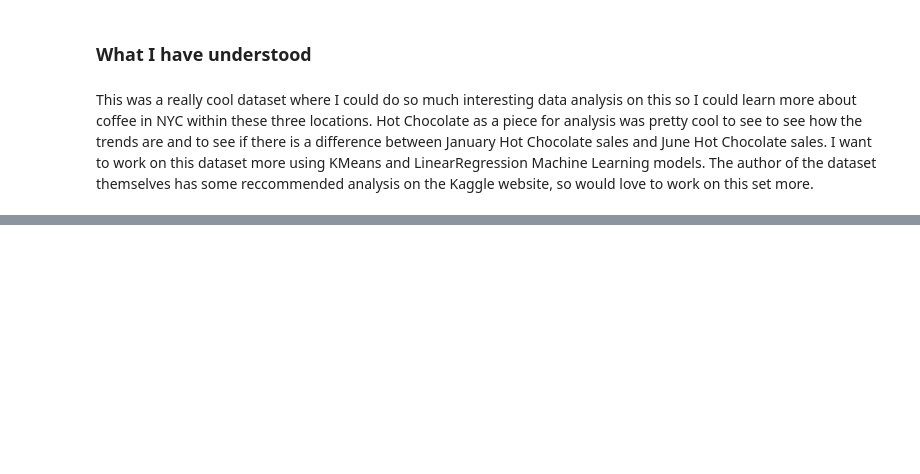
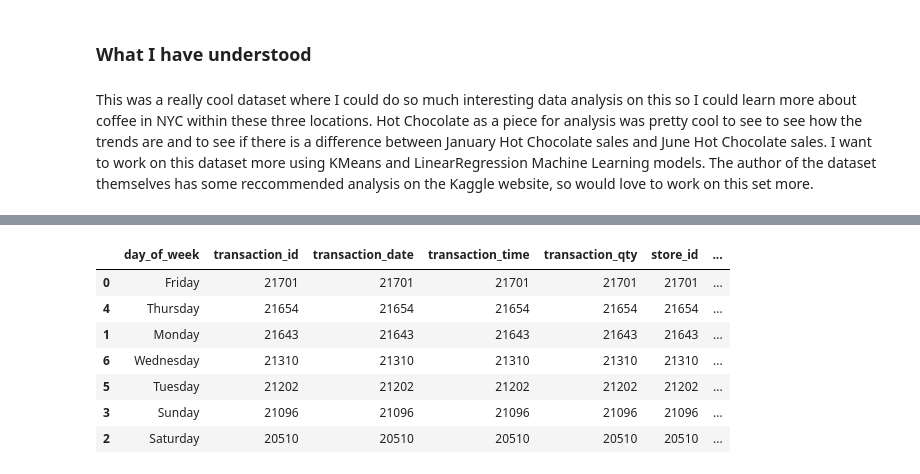
Before and after one commit to suvancha9866/CoffeeShop, a Jupyter notebook: analysis.ipynb, the cells around one changed output, grey strips where cells are left out. Cells and saved outputs as stored; diff of their text form; code cells hidden in the pictures; blank space fills up the shorter version.

```diff
--- a/analysis.ipynb
+++ b/analysis.ipynb
@@ -195,0 +206,13 @@ Future work on this dataset
+# %%
+df_dow = df.groupby("day_of_week").agg("count").reset_index()
+df_dow_ordered = df_dow.nlargest(7, "transaction_id")
+df_dow_ordered
+# %% [output]
+|  | day_of_week | transaction_id | transaction_date | transaction_time | transaction_qty | store_id | ... |
+| 0 | Friday | 21701 | 21701 | 21701 | 21701 | 21701 | ... |
+| 4 | Thursday | 21654 | 21654 | 21654 | 21654 | 21654 | ... |
+| 1 | Monday | 21643 | 21643 | 21643 | 21643 | 21643 | ... |
+| 6 | Wednesday | 21310 | 21310 | 21310 | 21310 | 21310 | ... |
+| 5 | Tuesday | 21202 | 21202 | 21202 | 21202 | 21202 | ... |
+| 3 | Sunday | 21096 | 21096 | 21096 | 21096 | 21096 | ... |
+| 2 | Saturday | 20510 | 20510 | 20510 | 20510 | 20510 | ... |
```
Also changed, not shown: parts of 5 cells of this notebook.
